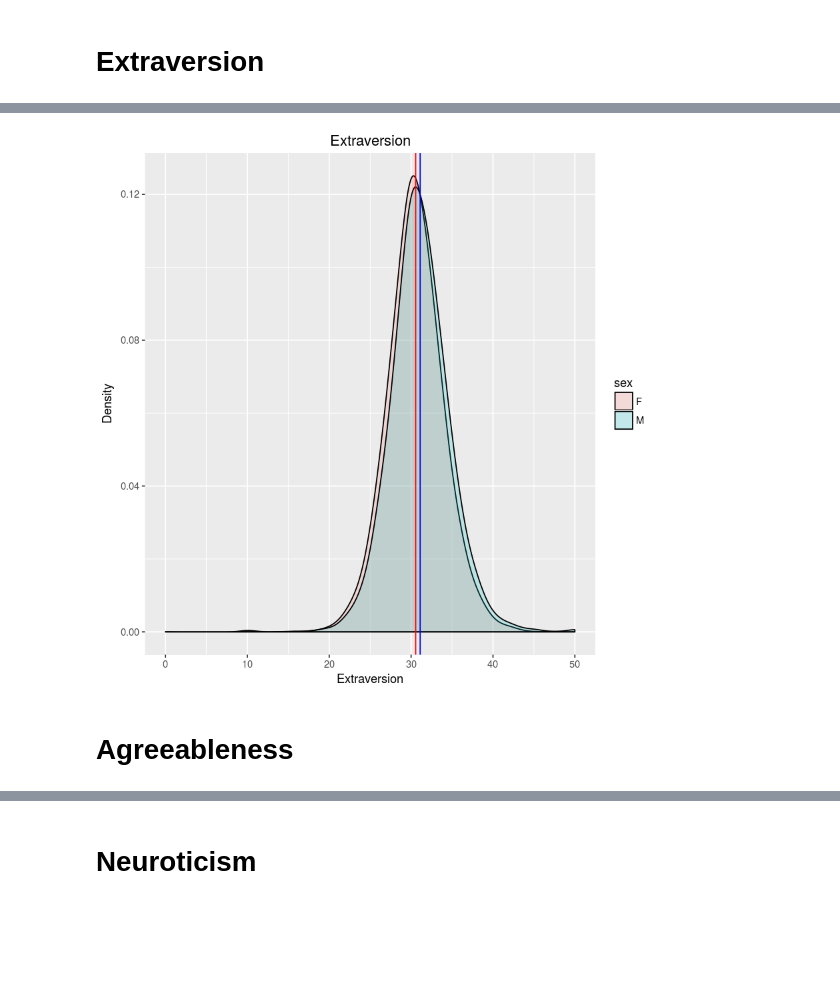
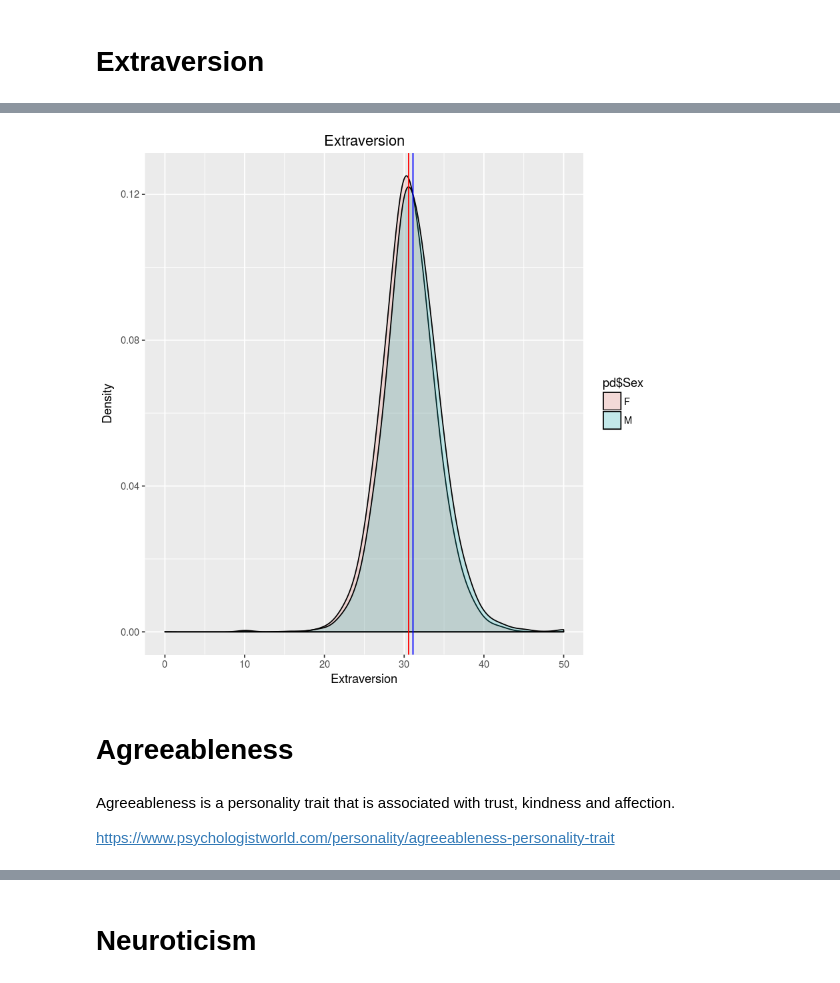
Before and after one commit to JamesLweller/JamesLweller.github.io, a Jupyter notebook: Personality data.ipynb, the cells around one changed output, grey strips where cells are left out. Drawn from its saved outputs; the diff is of its cells as text; code cells hidden in the pictures; blank space fills up the shorter version.

```diff
--- a/Personality data.ipynb
+++ b/Personality data.ipynb
@@ -87,15 +93,19 @@ Extraversion
 # %%
 ggplot() +
-  geom_density(data = pd, aes(x=Etotal, group=sex, fill=sex), alpha=0.2, adjust=2) +
+  geom_density(data = pd, aes(x=pd$Etotal, group=pd$Sex, fill=pd$Sex), alpha=0.2, adjust=2) +
   geom_vline(xintercept = mean(male$Etotal), colour = "blue") +
   geom_vline(xintercept = mean(female$Etotal), colour = "red") +
   xlab("Extraversion") +
   ylab("Density") +
   ggtitle("Extraversion") +
   theme(plot.title = element_text(hjust = 0.5))
 # %% [output]
-[figure, old version]
+[figure, new version]
 # %% [markdown]
 # Agreeableness
+# %% [markdown]
+Agreeableness is a personality trait that is associated with trust, kindness and affection.
+
+https://www.psychologistworld.com/personality/agreeableness-personality-trait
 # %%
 ggplot() +
```
Also changed, not shown: parts of 12 cells of this notebook.
